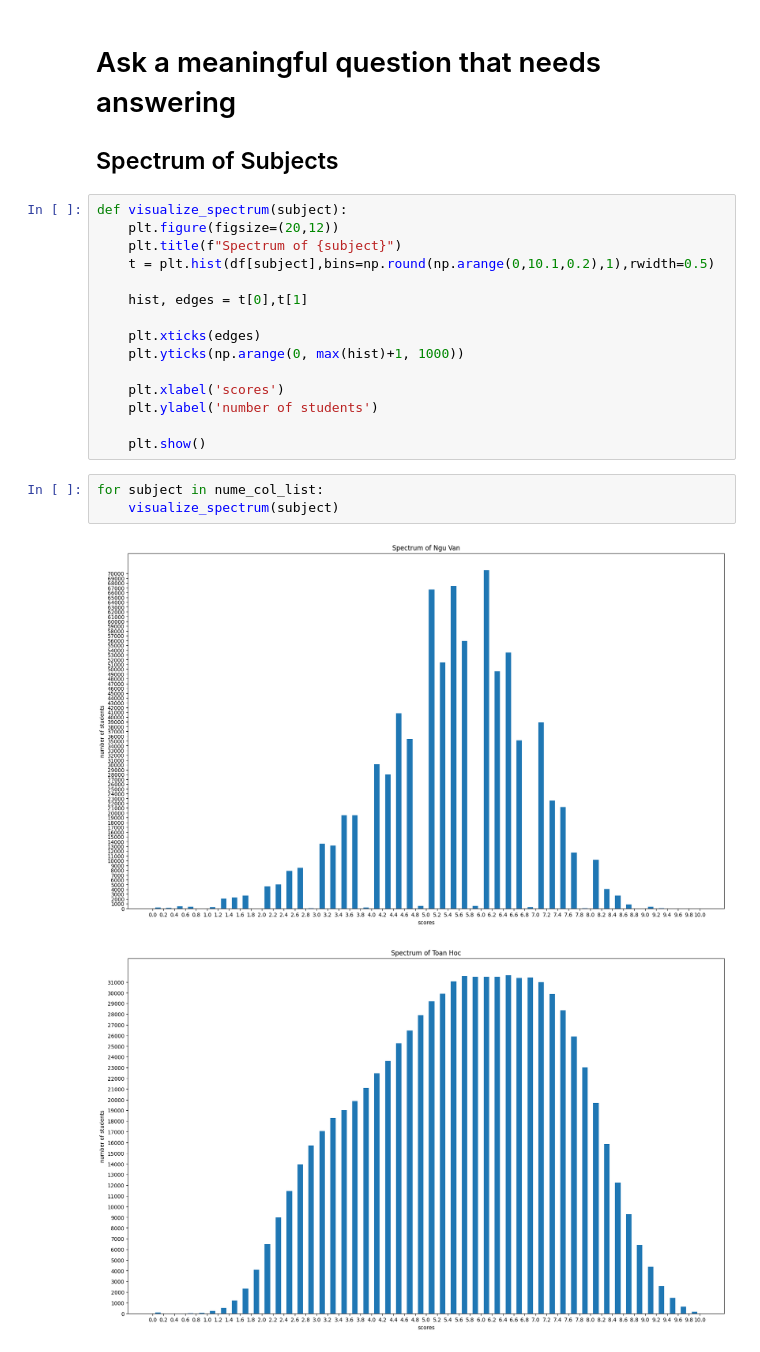
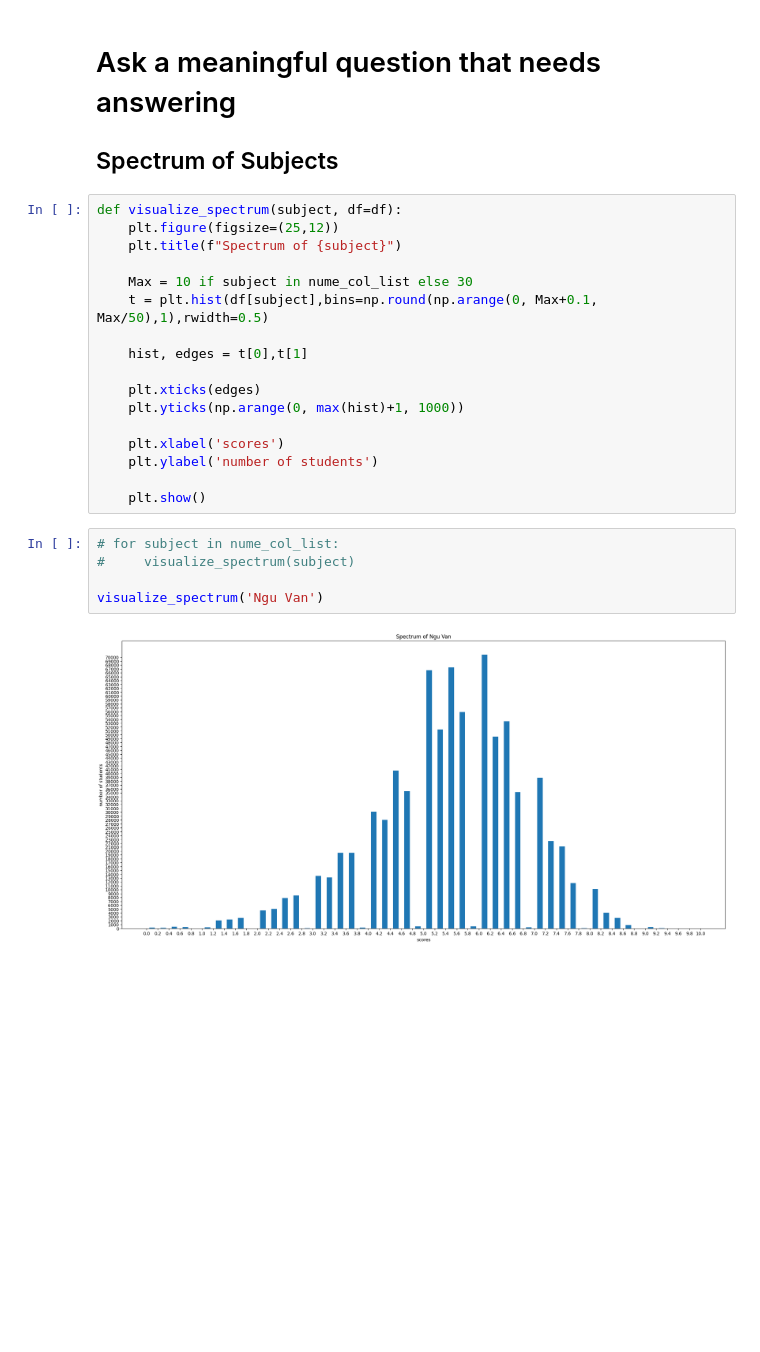
Before and after one commit to HoDangCao/Analyze-College-Entrance-Exam-Scores, a Jupyter notebook: demo.ipynb, the cells around one changed output. Saved outputs shown, nothing was run; the diff lists cells and outputs as text; blank space fills up the shorter version.

```diff
--- a/demo.ipynb
+++ b/demo.ipynb
@@ -263,10 +268,12 @@ df[['Ma Ngoai Ngu','SBD']].groupby('Ma Ngoai Ngu').count()
 # Ask a meaningful question that needs answering
 ## Spectrum of Subjects
 # %%
-def visualize_spectrum(subject):
-    plt.figure(figsize=(20,12))
+def visualize_spectrum(subject, df=df):
+    plt.figure(figsize=(25,12))
     plt.title(f"Spectrum of {subject}")
-    t = plt.hist(df[subject],bins=np.round(np.arange(0,10.1,0.2),1),rwidth=0.5)
+
+    Max = 10 if subject in nume_col_list else 30
+    t = plt.hist(df[subject],bins=np.round(np.arange(0, Max+0.1, Max/50),1),rwidth=0.5)
 
     hist, edges = t[0],t[1]
 
@@ -278,8 +285,9 @@ def visualize_spectrum(subject):
 
     plt.show()
 # %%
-for subject in nume_col_list:
-    visualize_spectrum(subject)
+# for subject in nume_col_list:
+#     visualize_spectrum(subject)
+
+visualize_spectrum('Ngu Van')
 # %% [output]
-[figure, old version]
+[figure, new version]
-[figure, removed]
```
Also changed, not shown: parts of 13 cells of this notebook.
